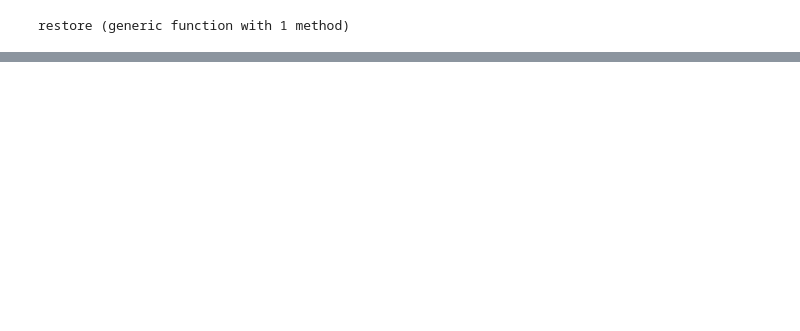
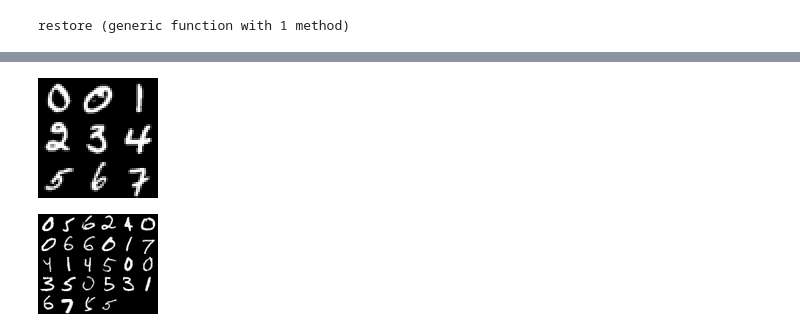
Before and after one commit to xiaohk/machine_learning_julia, a Jupyter notebook: exercise3/exercise3.ipynb, the cells around one changed output, grey strips where cells are left out. Drawn from its saved outputs; the diff is of its cells as text; code cells hidden in the pictures; blank space fills up the shorter version.

```diff
--- a/exercise3/exercise3.ipynb
+++ b/exercise3/exercise3.ipynb
@@ -146,0 +162,8 @@ LoadError: ImageMagick had test errors
+# %%
+display_image([100, 500, 1000, 1500, 2000, 2500, 3000, 3500, 4000])
+# %% [output]
+[figure, added]
+# %%
+display_image(rand(1:4000, 28))
+# %% [output]
+[figure, added]
```
Also changed, not shown: parts of 24 cells of this notebook, 1 other file.
